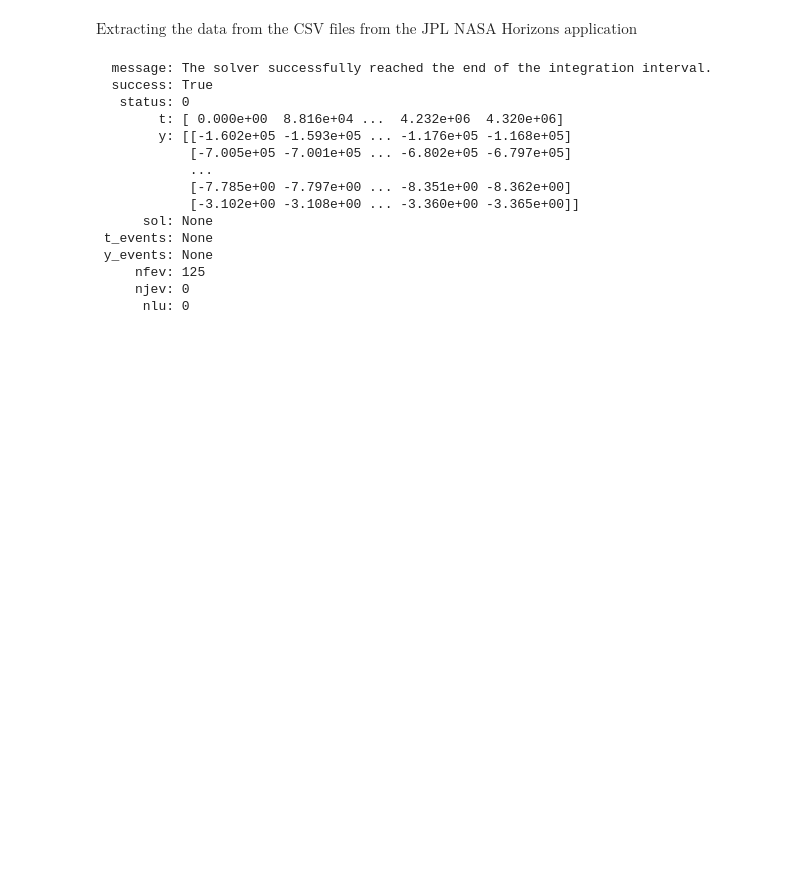
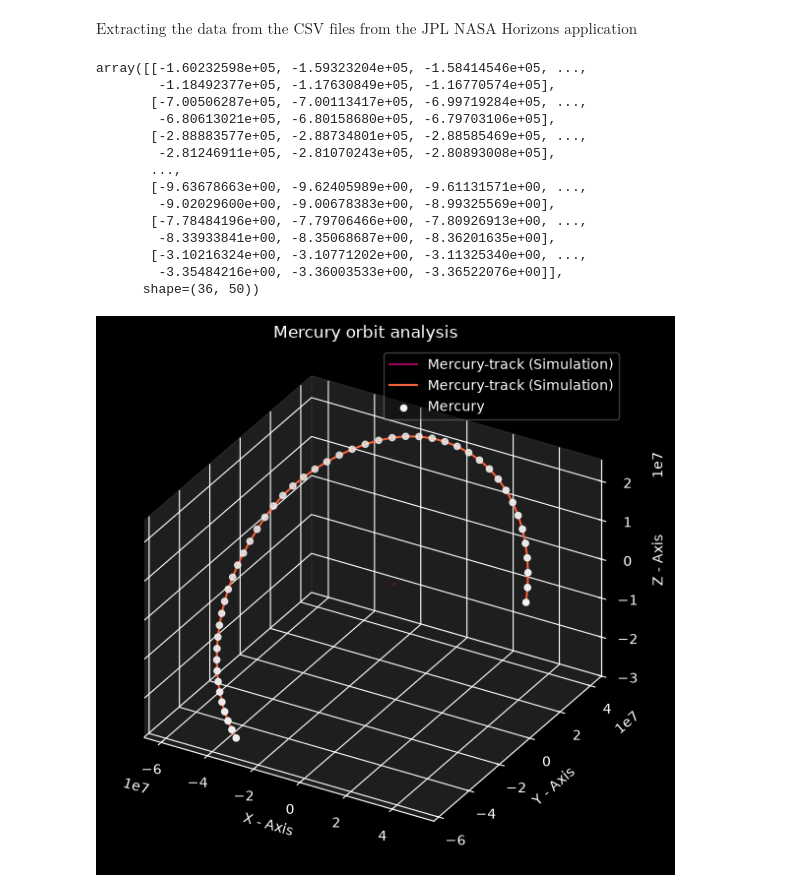
Before and after one commit to gsuparnajitphys-dotcom/Classical_mechanics_simulations, a Jupyter notebook: Central-force-motion/Jupyter/N-Body.ipynb, the cells around one changed output. Cells and saved outputs as stored; diff of their text form; code cells hidden in the pictures; blank space fills up the shorter version.

Commit message:
First visualization

```diff
--- a/Central-force-motion/Jupyter/N-Body.ipynb
+++ b/Central-force-motion/Jupyter/N-Body.ipynb
@@ -91,20 +91,45 @@ t_eval = np.linspace(0, days*24*3600,50 )
 
 sol=solve_ivp(eq_o_mot,t_span,state0,method='DOP853',t_eval=t_eval)
 # %%
-sol
+sol.y
 # %% [output]
-  message: The solver successfully reached the end of the integration interval.
-  success: True
-   status: 0
-        t: [ 0.000e+00  8.816e+04 ...  4.232e+06  4.320e+06]
-        y: [[-1.602e+05 -1.593e+05 ... -1.176e+05 -1.168e+05]
-            [-7.005e+05 -7.001e+05 ... -6.802e+05 -6.797e+05]
-            ...
-            [-7.785e+00 -7.797e+00 ... -8.351e+00 -8.362e+00]
-            [-3.102e+00 -3.108e+00 ... -3.360e+00 -3.365e+00]]
-      sol: None
- t_events: None
- y_events: None
-     nfev: 125
-     njev: 0
-      nlu: 0
+array([[-1.60232598e+05, -1.59323204e+05, -1.58414546e+05, ...,
+        -1.18492377e+05, -1.17630849e+05, -1.16770574e+05],
+       [-7.00506287e+05, -7.00113417e+05, -6.99719284e+05, ...,
+        -6.80613021e+05, -6.80158680e+05, -6.79703106e+05],
+       [-2.88883577e+05, -2.88734801e+05, -2.88585469e+05, ...,
+        -2.81246911e+05, -2.81070243e+05, -2.80893008e+05],
+       ...,
+       [-9.63678663e+00, -9.62405989e+00, -9.61131571e+00, ...,
+        -9.02029600e+00, -9.00678383e+00, -8.99325569e+00],
+       [-7.78484196e+00, -7.79706466e+00, -7.80926913e+00, ...,
+        -8.33933841e+00, -8.35068687e+00, -8.36201635e+00],
+       [-3.10216324e+00, -3.10771202e+00, -3.11325340e+00, ...,
+        -3.35484216e+00, -3.36003533e+00, -3.36522076e+00]],
+      shape=(36, 50))
+# %%
+with plt.style.context("dark_background"):
+
+    fig=plt.figure(figsize=(6,6))
+    ax=fig.add_subplot(projection="3d")
+    ax.set_title("Mercury orbit analysis")
+    ax.set_xlabel("X - Axis")
+    ax.set_ylabel("Y - Axis")
+    ax.set_zlabel("Z - Axis")
+    # Set the background panel colors with a low alpha (e.g., 0.1 for 10% opacity)
+    # Format is (Red, Green, Blue, Alpha)
+    ax.xaxis.set_pane_color((0.2, 0.2, 0.2, 0.6))
+    ax.yaxis.set_pane_color((0.2, 0.2, 0.2, 0.6))
+    ax.zaxis.set_pane_color((0.2, 0.2, 0.2, 0.6))
+    ax.set_proj_type('ortho')
+
+
+
+    ax.plot(sol.y[0],sol.y[1],sol.y[2],color="#9E0059",label="Mercury-track (Simulation)")
+    ax.plot(sol.y[3],sol.y[4],sol.y[5],color="#F46139",label="Mercury-track (Simulation)")
+    ax.scatter(sol.y[3],sol.y[4],sol.y[5],color="#F3F3F3",label="Mercury")
+
+    ax.legend(framealpha=0.3,shadow=False,loc=1)
+    plt.tight_layout()
+# %% [output]
+[figure, added]
```
